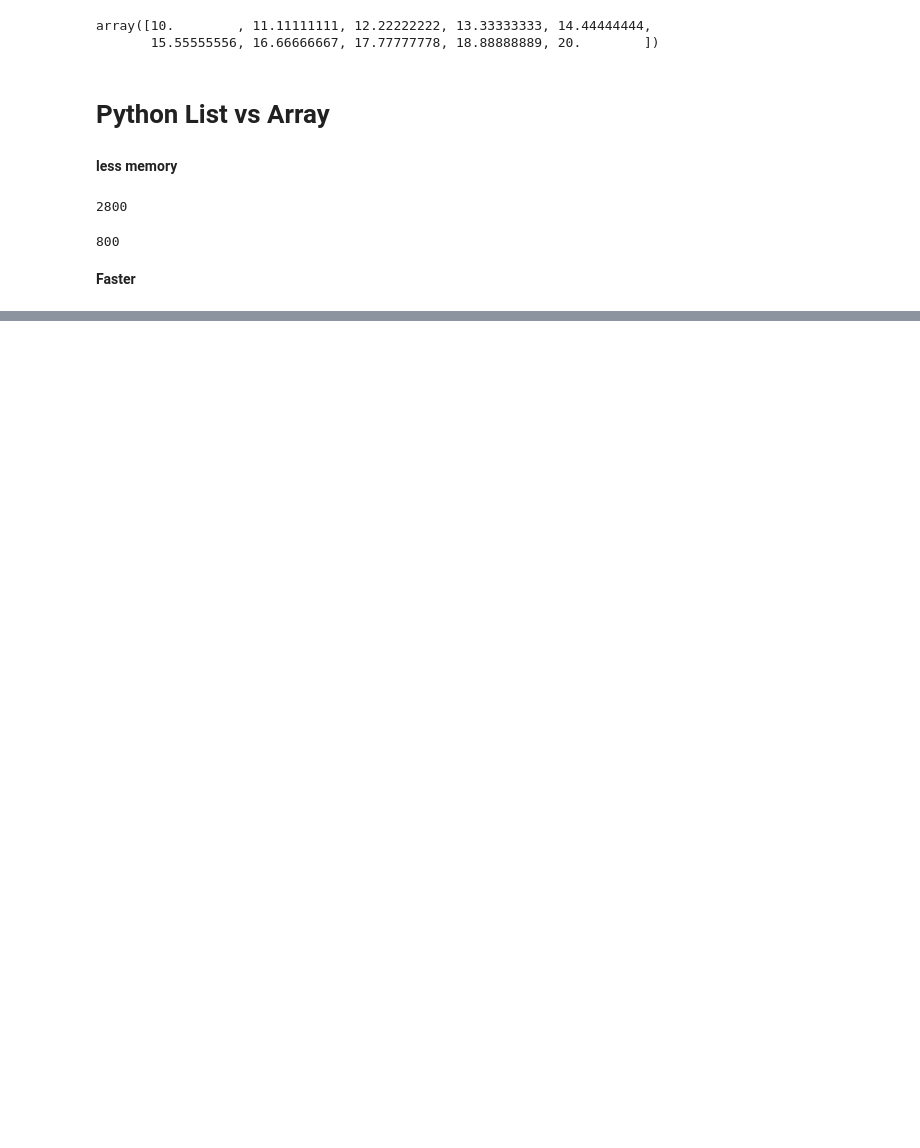
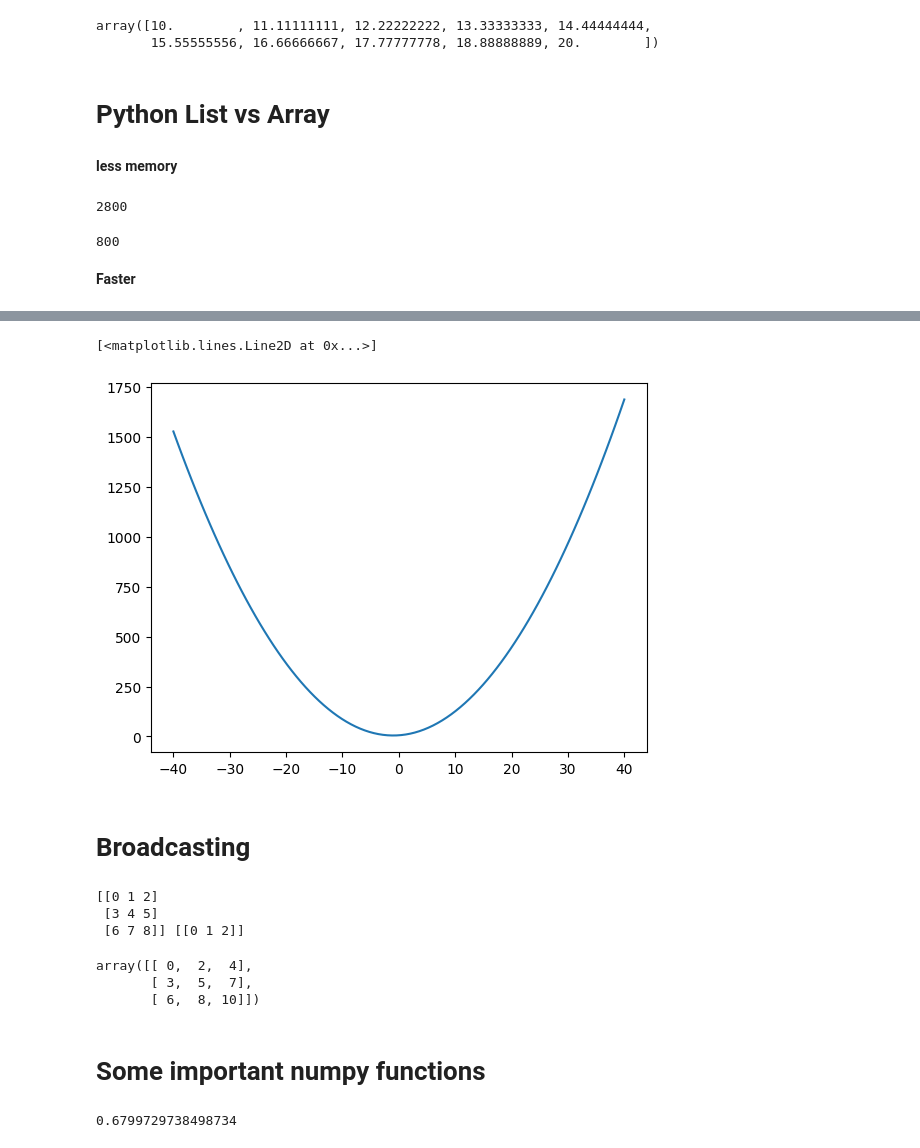
Before and after one commit to neel786/Numpy, a Jupyter notebook: NumPy.ipynb, the cells around one changed output, grey strips where cells are left out. Drawn from its saved outputs; the diff is of its cells as text; code cells hidden in the pictures; blank space fills up the shorter version.

```diff
--- a/NumPy.ipynb
+++ b/NumPy.ipynb
@@ -127,0 +415,28 @@ print(time.time()-start_time)
+# %%
+plt.plot(x,y)
+# %% [output]
+[<matplotlib.lines.Line2D at 0x...>]
+[figure, added]
+# %% [markdown]
+# Broadcasting
+# %%
+a1=np.arange(9).reshape(3,3)
+a2=np.arange(3).reshape(1,3)
+
+print(a1,a2)
+# %% [output]
+[[0 1 2]
+ [3 4 5]
+ [6 7 8]] [[0 1 2]]
+# %%
+a1+a2
+# %% [output]
+array([[ 0,  2,  4],
+       [ 3,  5,  7],
+       [ 6,  8, 10]])
+# %% [markdown]
+# Some important numpy functions
+# %%
+np.random.random()
+# %% [output]
+0.6799729738498734
```
Also changed, not shown: parts of 89 cells of this notebook.
